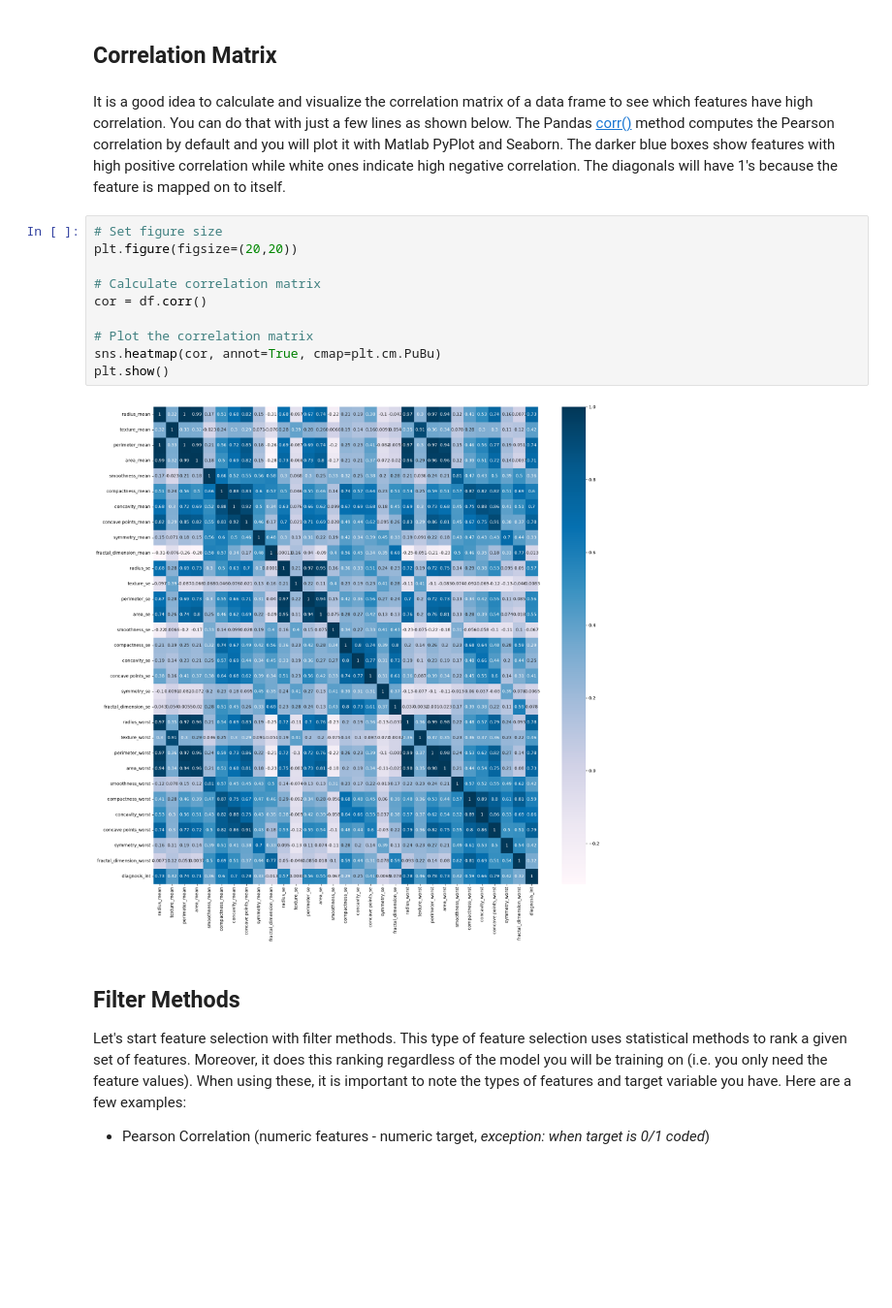
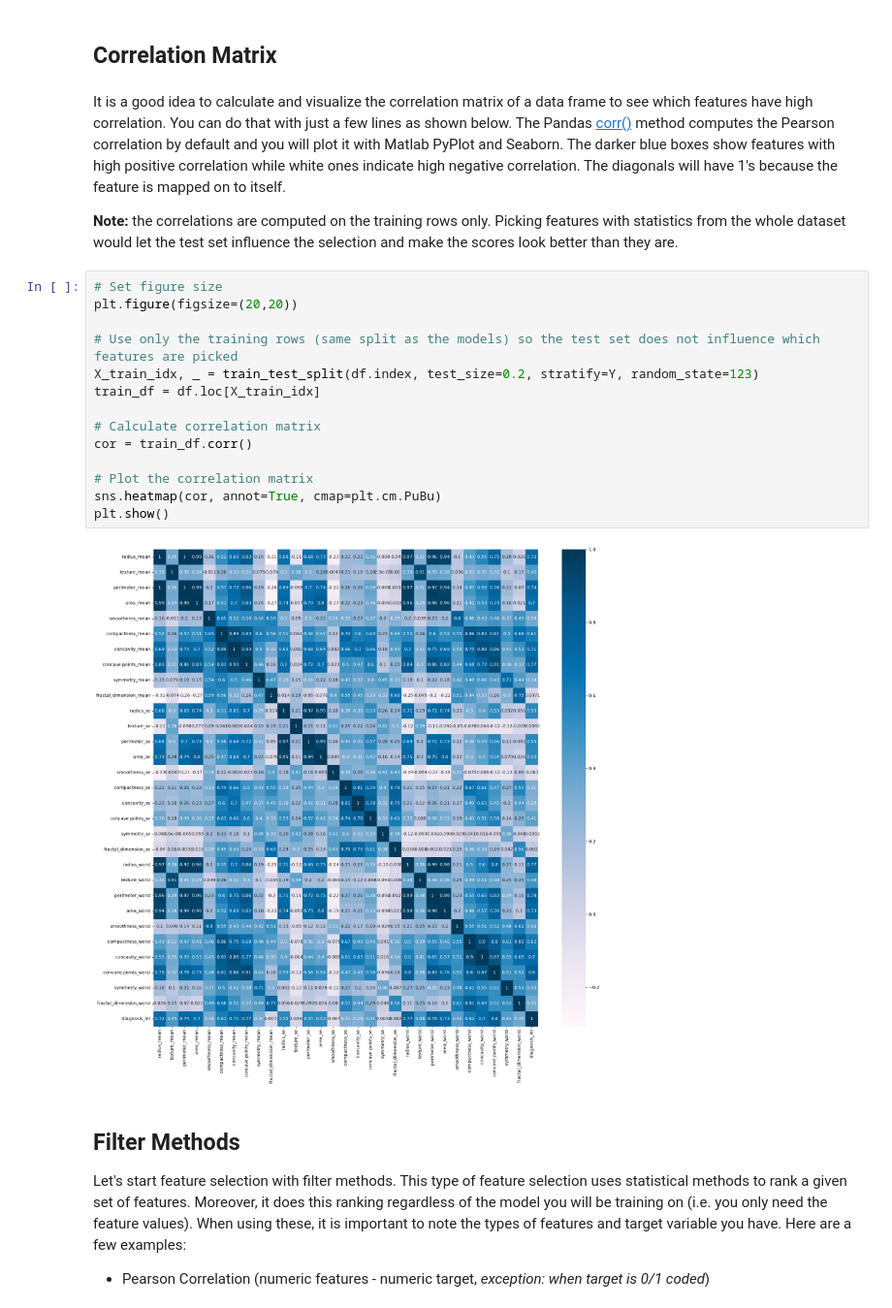
Before and after one commit to ru-dr/MLOps, a Jupyter notebook: Labs/Model_Development/Feature_Selection/Feature_Selection.ipynb, the cells around one changed output. Shown at 97% size. Drawn from its saved outputs; the diff is of its cells as text; blank space fills up the shorter version.

```diff
--- a/Labs/Model_Development/Feature_Selection/Feature_Selection.ipynb
+++ b/Labs/Model_Development/Feature_Selection/Feature_Selection.ipynb
@@ -226,18 +226,24 @@ results.head()
 ## Correlation Matrix
 # %% [markdown]
 It is a good idea to calculate and visualize the correlation matrix of a data frame to see which features have high correlation. You can do that with just a few lines as shown below. The Pandas [corr()](https://pandas.pydata.org/pandas-docs/stable/reference/api/pandas.DataFrame.corr.html) method computes the Pearson correlation by default and you will plot it with Matlab PyPlot and Seaborn. The darker blue boxes show features with high positive correlation while white ones indicate high negative correlation. The diagonals will have 1's because the feature is mapped on to itself.
+
+**Note:** the correlations are computed on the training rows only. Picking features with statistics from the whole dataset would let the test set influence the selection and make the scores look better than they are.
 # %%
 # Set figure size
 plt.figure(figsize=(20,20))
 
+# Use only the training rows (same split as the models) so the test set does not influence which features are picked
+X_train_idx, _ = train_test_split(df.index, test_size=0.2, stratify=Y, random_state=123)
+train_df = df.loc[X_train_idx]
+
 # Calculate correlation matrix
-cor = df.corr()
+cor = train_df.corr()
 
 # Plot the correlation matrix
 sns.heatmap(cor, annot=True, cmap=plt.cm.PuBu)
 plt.show()
 # %% [output]
-[figure, old version]
+[figure, new version]
 # %% [markdown]
 ## Filter Methods
 
```
Also changed, not shown: parts of 2 cells of this notebook, 1 other file.
